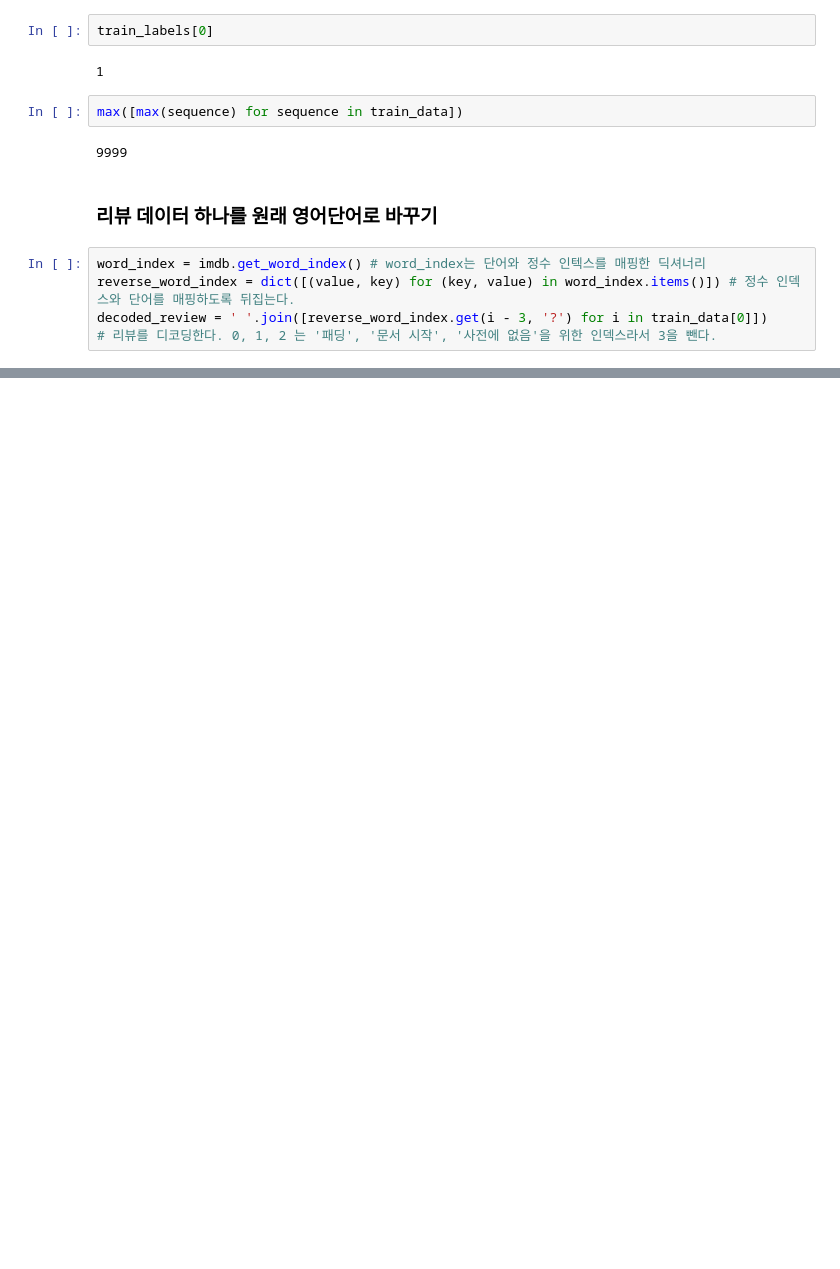
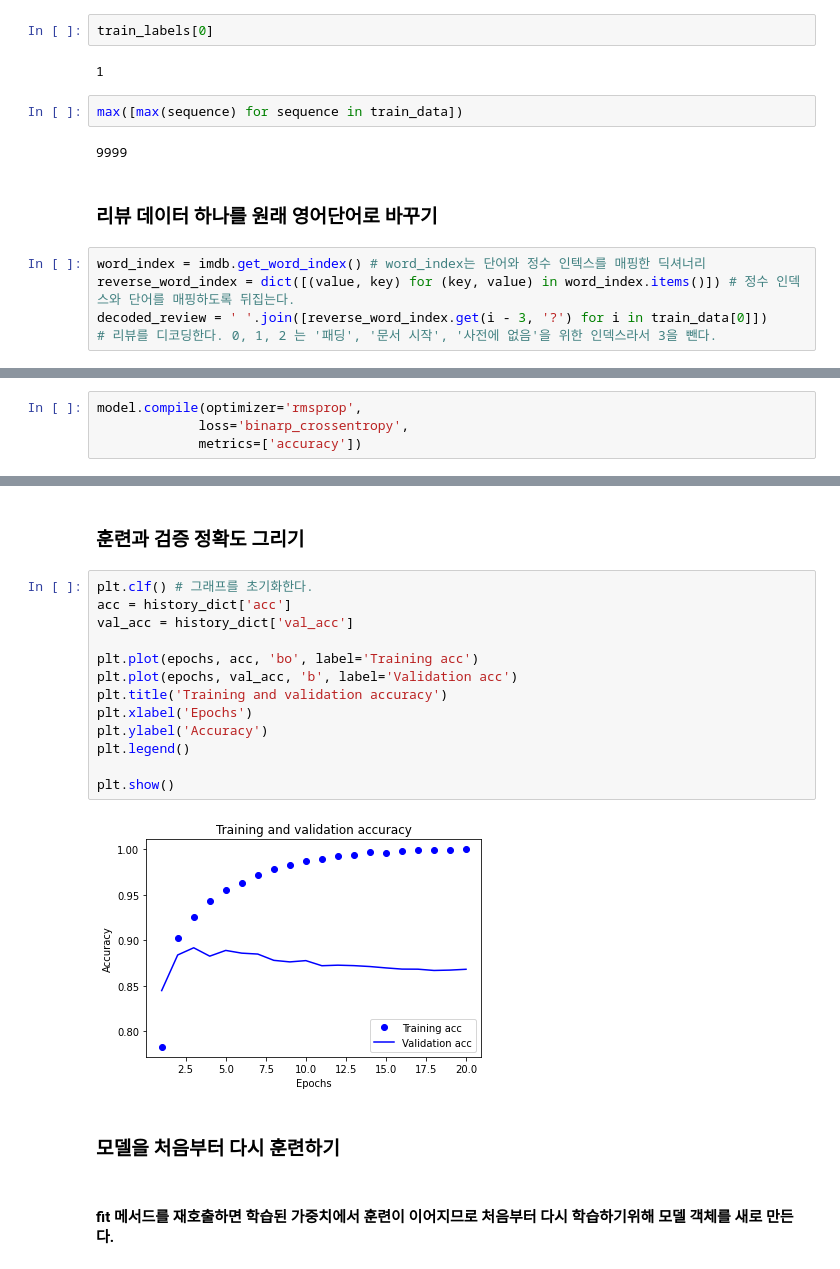
Before and after one commit to sanha9999/deep_learning_with_python, a Jupyter notebook: 영화 리뷰 분류/영화 리뷰 분류- 이진 분류 예제.ipynb, the cells around one changed output, grey strips where cells are left out. Drawn from its saved outputs; the diff is of its cells as text; blank space fills up the shorter version.

```diff
--- a/영화 리뷰 분류/영화 리뷰 분류- 이진 분류 예제.ipynb
+++ b/영화 리뷰 분류/영화 리뷰 분류- 이진 분류 예제.ipynb
@@ -43,0 +77,4 @@ decoded_review = ' '.join([reverse_word_index.get(i - 3, '?') for i in train_dat
+# %%
+model.compile(optimizer='rmsprop',
+             loss='binarp_crossentropy',
+             metrics=['accuracy'])
@@ -43,0 +159,21 @@ decoded_review = ' '.join([reverse_word_index.get(i - 3, '?') for i in train_dat
+# %% [markdown]
+### 훈련과 검증 정확도 그리기
+# %%
+plt.clf() # 그래프를 초기화한다.
+acc = history_dict['acc']
+val_acc = history_dict['val_acc']
+
+plt.plot(epochs, acc, 'bo', label='Training acc')
+plt.plot(epochs, val_acc, 'b', label='Validation acc')
+plt.title('Training and validation accuracy')
+plt.xlabel('Epochs')
+plt.ylabel('Accuracy')
+plt.legend()
+
+plt.show()
+# %% [output]
+[figure, added]
+# %% [markdown]
+### 모델을 처음부터 다시 훈련하기
+# %% [markdown]
+#### fit 메서드를 재호출하면 학습된 가중치에서 훈련이 이어지므로 처음부터 다시 학습하기위해 모델 객체를 새로 만든다.
```
Also changed, not shown: parts of 24 cells of this notebook.
